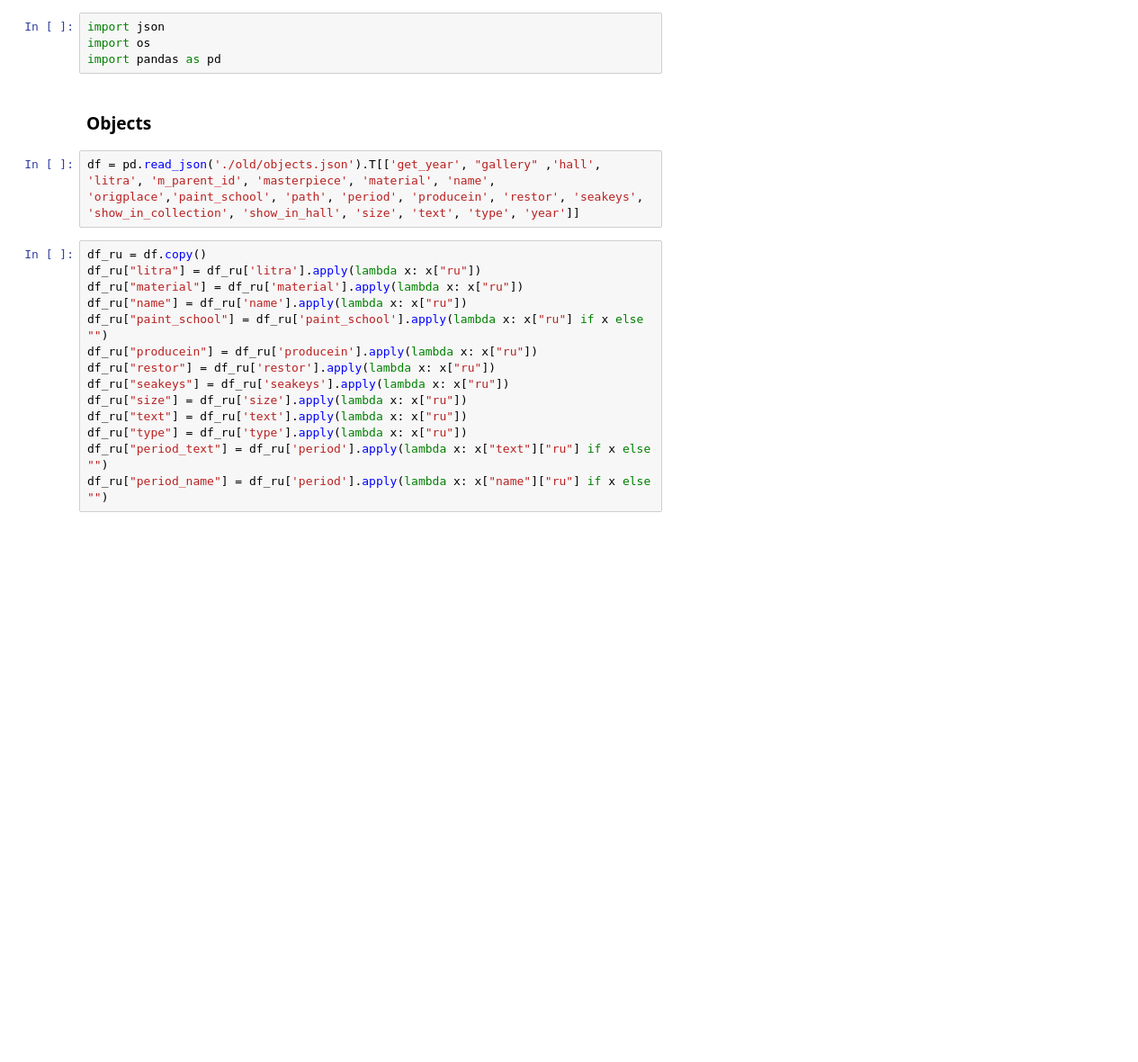
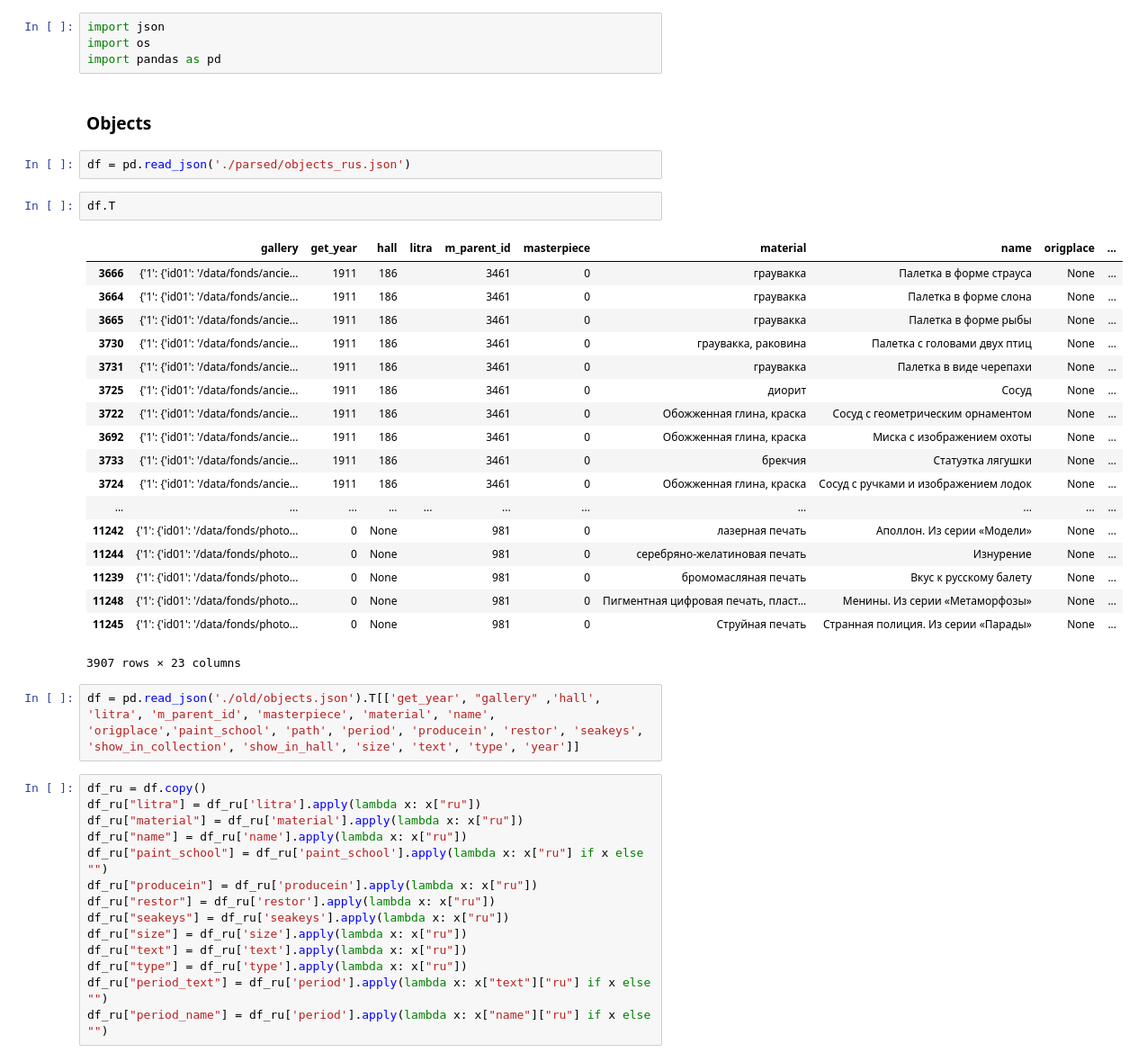
Before and after one commit to maximzubkov/sasha, a Jupyter notebook: src/data/json_parser.ipynb, the cells around one changed output. Shown at 90% size. Saved outputs shown, nothing was run; the diff lists cells and outputs as text; blank space fills up the shorter version.

```diff
--- a/src/data/json_parser.ipynb
+++ b/src/data/json_parser.ipynb
@@ -4,6 +4,29 @@ import os
 import pandas as pd
 # %% [markdown]
 ### Objects
+# %%
+df = pd.read_json('./parsed/objects_rus.json')
+# %%
+df.T
+# %% [output]
+|  | gallery | get_year | hall | litra | m_parent_id | masterpiece | material | name | origplace | ... |
+| 3666 | {'1': {'id01': '/data/fonds/ancie... | 1911 | 186 |  | 3461 | 0 | граувакка | Палетка в форме страуса | None | ... |
+| 3664 | {'1': {'id01': '/data/fonds/ancie... | 1911 | 186 |  | 3461 | 0 | граувакка | Палетка в форме слона | None | ... |
+| 3665 | {'1': {'id01': '/data/fonds/ancie... | 1911 | 186 |  | 3461 | 0 | граувакка | Палетка в форме рыбы | None | ... |
+| 3730 | {'1': {'id01': '/data/fonds/ancie... | 1911 | 186 |  | 3461 | 0 | граувакка, раковина | Палетка с головами двух птиц | None | ... |
+| 3731 | {'1': {'id01': '/data/fonds/ancie... | 1911 | 186 |  | 3461 | 0 | граувакка | Палетка в виде черепахи | None | ... |
+| 3725 | {'1': {'id01': '/data/fonds/ancie... | 1911 | 186 |  | 3461 | 0 | диорит | Сосуд | None | ... |
+| 3722 | {'1': {'id01': '/data/fonds/ancie... | 1911 | 186 |  | 3461 | 0 | Обожженная глина, краска | Сосуд с геометрическим орнаментом | None | ... |
+| 3692 | {'1': {'id01': '/data/fonds/ancie... | 1911 | 186 |  | 3461 | 0 | Обожженная глина, краска | Миска с изображением охоты | None | ... |
+| 3733 | {'1': {'id01': '/data/fonds/ancie... | 1911 | 186 |  | 3461 | 0 | брекчия | Статуэтка лягушки | None | ... |
+| 3724 | {'1': {'id01': '/data/fonds/ancie... | 1911 | 186 |  | 3461 | 0 | Обожженная глина, краска | Сосуд с ручками и изображением лодок | None | ... |
+| ... | ... | ... | ... | ... | ... | ... | ... | ... | ... | ... |
+| 11242 | {'1': {'id01': '/data/fonds/photo... | 0 | None |  | 981 | 0 | лазерная печать | Аполлон. Из серии «Модели» | None | ... |
+| 11244 | {'1': {'id01': '/data/fonds/photo... | 0 | None |  | 981 | 0 | серебряно-желатиновая печать | Изнурение | None | ... |
+| 11239 | {'1': {'id01': '/data/fonds/photo... | 0 | None |  | 981 | 0 | бромомасляная печать | Вкус к русскому балету | None | ... |
+| 11248 | {'1': {'id01': '/data/fonds/photo... | 0 | None |  | 981 | 0 | Пигментная цифровая печать, пласт... | Менины. Из серии «Метаморфозы» | None | ... |
+| 11245 | {'1': {'id01': '/data/fonds/photo... | 0 | None |  | 981 | 0 | Струйная печать | Странная полиция. Из серии «Парады» | None | ... |
+3907 rows × 23 columns
 # %%
 df = pd.read_json('./old/objects.json').T[['get_year', "gallery" ,'hall', 'litra', 'm_parent_id', 'masterpiece', 'material', 'name', 'origplace','paint_school', 'path', 'period', 'producein', 'restor', 'seakeys', 'show_in_collection', 'show_in_hall', 'size', 'text', 'type', 'year']]
 # %%
```
Also changed, not shown: 2 other files.
